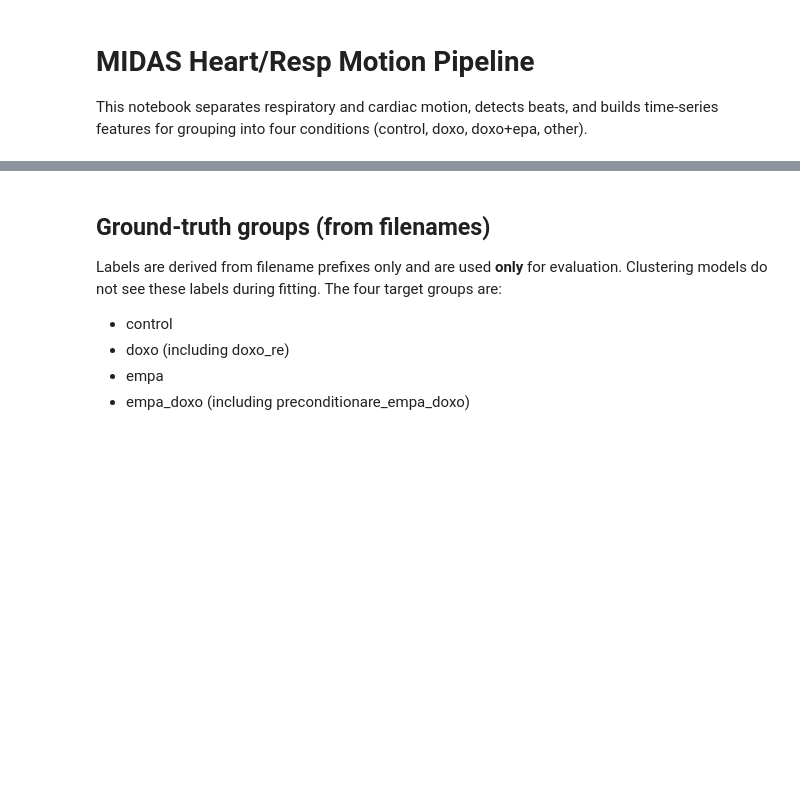
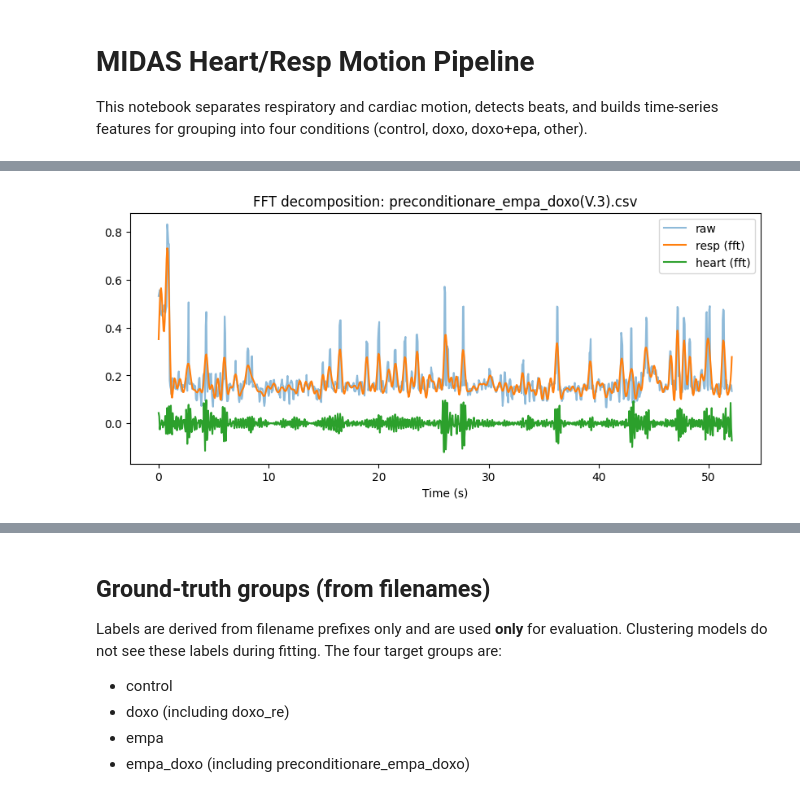
Before and after one commit to taddeusb90/heart-ts-analysis, a Jupyter notebook: notebooks/heart_midas_pipeline.ipynb, the cells around one changed output, grey strips where cells are left out. Cells and saved outputs as stored; diff of their text form; code cells hidden in the pictures; blank space fills up the shorter version.

```diff
--- a/notebooks/heart_midas_pipeline.ipynb
+++ b/notebooks/heart_midas_pipeline.ipynb
@@ -104,0 +174,21 @@ plt.show()
+# %%
+def estimate_hr_psd(signal: np.ndarray, fs: float, band: tuple[float, float]) -> float | None:
+    f, pxx = welch(signal, fs=fs, nperseg=min(2048, len(signal)))
+    low, high = band
+    mask = (f >= low) & (f <= high)
+    if not np.any(mask):
+        return None
+    idx = np.argmax(pxx[mask])
+    peak_hz = f[mask][idx]
+    return 60.0 * peak_hz
+
+
+hr_psd = []
+for rec in records:
+    hr = estimate_hr_psd(rec.signal, rec.fs, HEART_BAND_HZ)
+    hr_psd.append(hr)
+
+print("PSD HR (bpm):", [round(h, 1) if h else None for h in hr_psd])
+if any(h is not None for h in hr_psd):
+    arr = np.array([h for h in hr_psd if h is not None])
+    print(f"PSD HR summary: mean={arr.mean():.1f}, median={np.median(arr):.1f}, min={arr.min():.1f}, max={arr.max():.1f}")
@@ -104,0 +203,23 @@ plt.show()
+# %%
+def fft_bandpass(signal: np.ndarray, fs: float, band: tuple[float, float]) -> np.ndarray:
+    n = len(signal)
+    freqs = np.fft.rfftfreq(n, d=1.0 / fs)
+    fft_vals = np.fft.rfft(signal)
+    low, high = band
+    mask = (freqs >= low) & (freqs <= high)
+    filtered_fft = np.where(mask, fft_vals, 0)
+    return np.fft.irfft(filtered_fft, n=n)
+
+
+resp_fft = fft_bandpass(rec.signal, rec.fs, (0.0, RESP_BAND_HZ[1]))
+heart_fft = fft_bandpass(rec.signal, rec.fs, HEART_BAND_HZ)
+plt.figure(figsize=(10, 4))
+plt.plot(rec.time_s, rec.signal, label="raw", alpha=0.5)
+plt.plot(rec.time_s, resp_fft, label="resp (fft)")
+plt.plot(rec.time_s, heart_fft, label="heart (fft)")
+plt.legend()
+plt.title(f"FFT decomposition: {rec.path.name}")
+plt.xlabel("Time (s)")
+plt.show()
+# %% [output]
+[figure, added]
```
Also changed, not shown: parts of 46 cells of this notebook.
